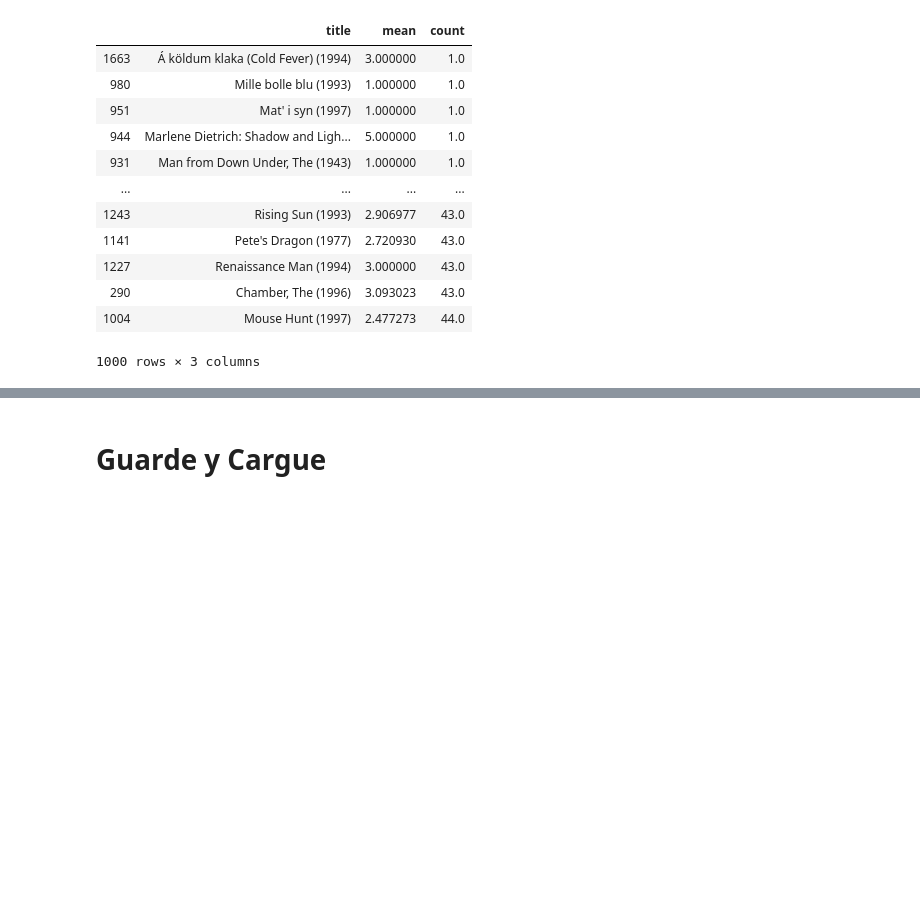
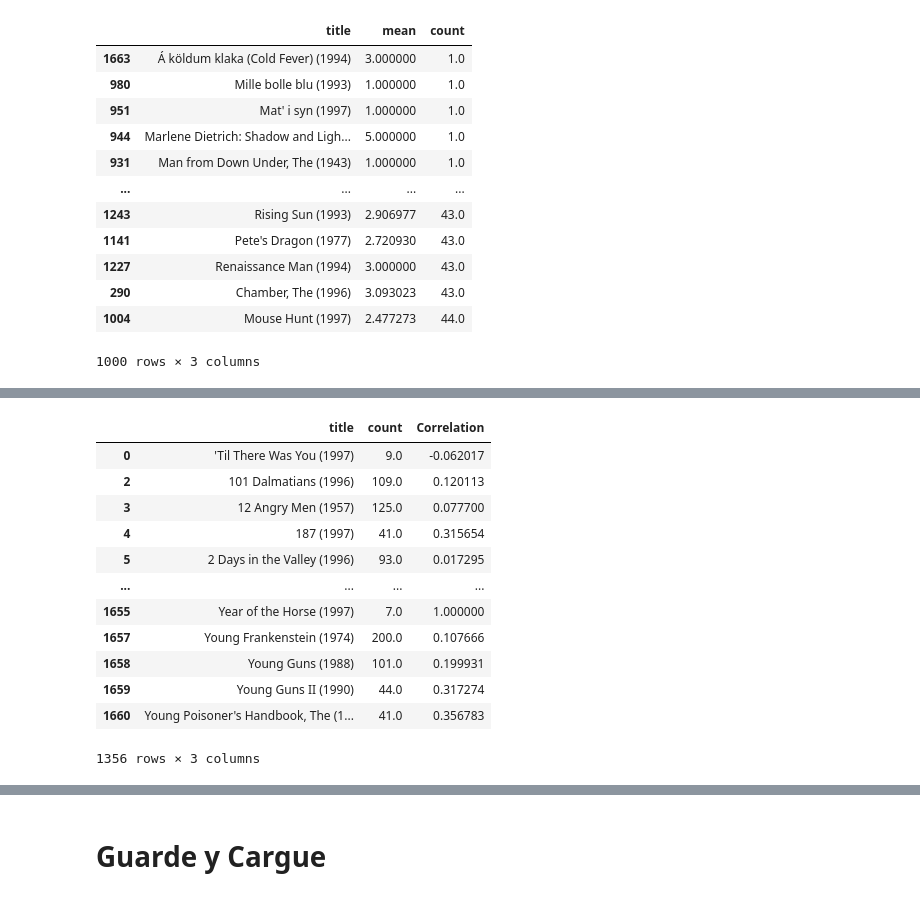
Before and after one commit to fcujar/Movies-Rec, a Jupyter notebook: Movie Recommender Sysyem.ipynb, the cells around one changed output, grey strips where cells are left out. Cells and saved outputs as stored; diff of their text form; code cells hidden in the pictures; blank space fills up the shorter version.

```diff
--- a/Movie Recommender Sysyem.ipynb
+++ b/Movie Recommender Sysyem.ipynb
@@ -262,0 +329,17 @@ mean_and_count_rating.sort_values('count',ascending=True).head(1000)
+# %%
+titanic_correlations = titanic_correlations.dropna()
+titanic_correlations
+# %% [output]
+|  | title | count | Correlation |
+| 0 | 'Til There Was You (1997) | 9.0 | -0.062017 |
+| 2 | 101 Dalmatians (1996) | 109.0 | 0.120113 |
+| 3 | 12 Angry Men (1957) | 125.0 | 0.077700 |
+| 4 | 187 (1997) | 41.0 | 0.315654 |
+| 5 | 2 Days in the Valley (1996) | 93.0 | 0.017295 |
+| ... | ... | ... | ... |
+| 1655 | Year of the Horse (1997) | 7.0 | 1.000000 |
+| 1657 | Young Frankenstein (1974) | 200.0 | 0.107666 |
+| 1658 | Young Guns (1988) | 101.0 | 0.199931 |
+| 1659 | Young Guns II (1990) | 44.0 | 0.317274 |
+| 1660 | Young Poisoner's Handbook, The (1... | 41.0 | 0.356783 |
+1356 rows × 3 columns
```
Also changed, not shown: parts of 17 cells of this notebook.
